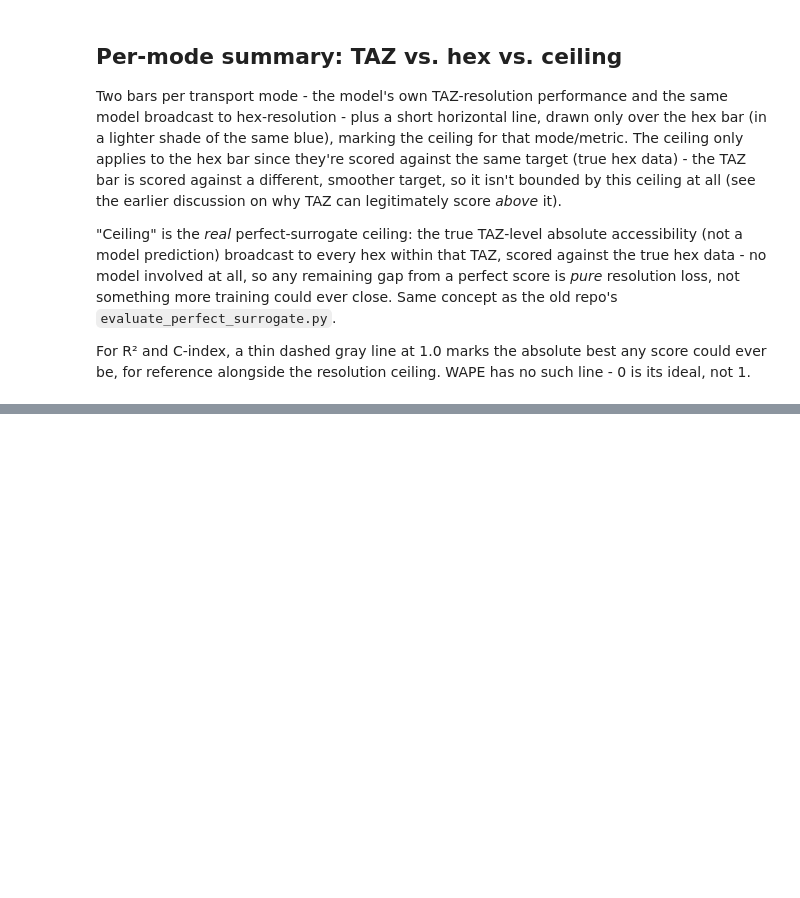
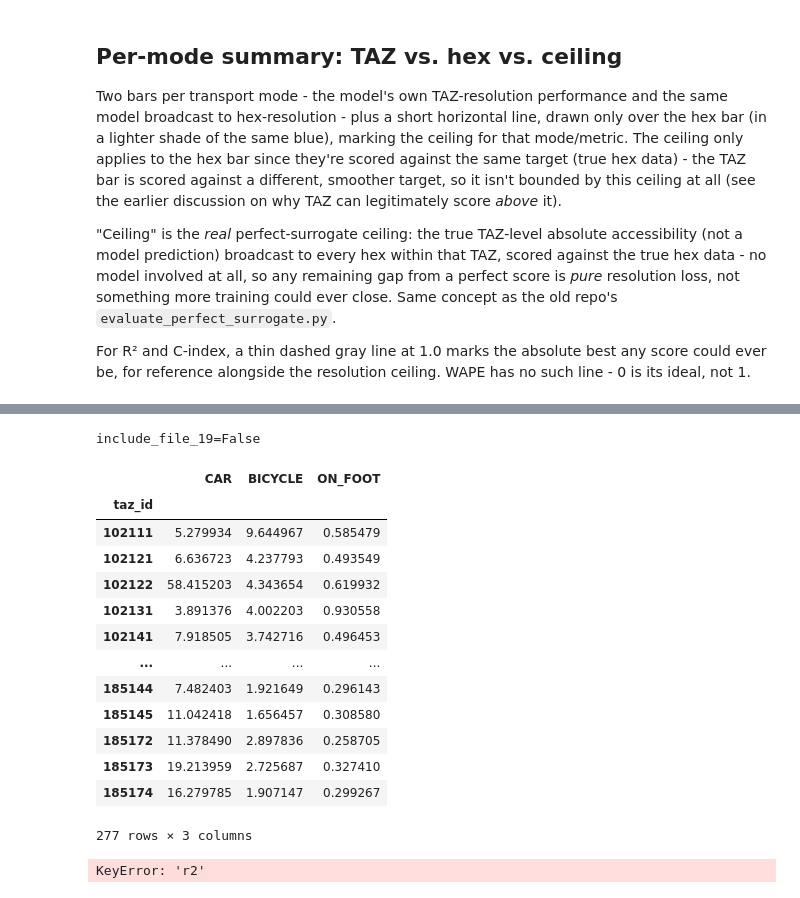
Before and after one commit to MertensMichel/QoL_surrogate, a Jupyter notebook: notebooks/evaluate_hex.ipynb, the cells around one changed output, grey strips where cells are left out. Cells and saved outputs as stored; diff of their text form; code cells hidden in the pictures; blank space fills up the shorter version.

Commit message:
comparison between models

```diff
--- a/notebooks/evaluate_hex.ipynb
+++ b/notebooks/evaluate_hex.ipynb
@@ -204,0 +201,71 @@ plt.show()
+# %%
+import torch
+from torch_geometric.loader import DataLoader
+
+from qol_surrogate.data import (
+    ZONES_FILE, TAZ_PARQUET_DIR, TAZ_PARQUET_DIR_NO_19, DRY_BASELINE_DIR, DRY_BASELINE_DIR_NO_19,
+    load_hexes, get_taz_ids, build_taz_to_idx, build_taz_geometries,
+    create_edge_index, create_polygon_metrics, load_dataset_tensors, build_data_list,
+)
+from qol_surrogate.evaluate import evaluate_per_taz
+from qol_surrogate.model import GCNResNet
+
+checkpoint = torch.load(os.path.join(run_dir, "model.pt"), weights_only=False)
+hp = checkpoint["hyperparameters"]
+idx_test = checkpoint["idx_test"]
+include_file_19 = checkpoint.get("include_file_19", True)
+print(f"include_file_19={include_file_19}")
+
+# placeholder buffers - load_state_dict overwrites them with the real saved values below
+model = GCNResNet(
+    in_channels=hp["in_channels"], hidden_channels=hp["hidden_channels"],
+    out_channels=hp["out_channels"], n_layers=hp["n_layers"], dropout_rate=hp["dropout_rate"],
+    x_mean=torch.zeros(hp["in_channels"]), x_std=torch.ones(hp["in_channels"]),
+    y_mean=torch.zeros(hp["out_channels"]), y_std=torch.ones(hp["out_channels"]),
+)
+model.load_state_dict(checkpoint["model_state_dict"])
+model.eval()
+
+hexes = load_hexes(ZONES_FILE)
+taz_ids = get_taz_ids(hexes)
+taz_to_idx = build_taz_to_idx(taz_ids)
+tazes = build_taz_geometries(hexes)
+
+edge_index, edge_weight = create_edge_index(tazes, taz_to_idx)
+area, perimeter = create_polygon_metrics(tazes, taz_ids)
+
+taz_parquet_dir = TAZ_PARQUET_DIR if include_file_19 else TAZ_PARQUET_DIR_NO_19
+dry_baseline_dir = DRY_BASELINE_DIR if include_file_19 else DRY_BASELINE_DIR_NO_19
+x, y = load_dataset_tensors(area, perimeter, taz_parquet_dir=taz_parquet_dir, dry_baseline_dir=dry_baseline_dir)
+
+x_test = (x[idx_test] - model.x_mean) / model.x_std
+y_test = (y[idx_test] - model.y_mean) / model.y_std
+
+test_data = build_data_list(x_test, y_test, edge_index, edge_weight)
+test_loader = DataLoader(test_data, batch_size=32, shuffle=False)
+# %% [output]
+include_file_19=False
+# %%
+per_taz_metrics
+# %% [output]
+|  | CAR | BICYCLE | ON_FOOT |
+| taz_id |  |  |  |
+| 102111 | 5.279934 | 9.644967 | 0.585479 |
+| 102121 | 6.636723 | 4.237793 | 0.493549 |
+| 102122 | 58.415203 | 4.343654 | 0.619932 |
+| 102131 | 3.891376 | 4.002203 | 0.930558 |
+| 102141 | 7.918505 | 3.742716 | 0.496453 |
+| ... | ... | ... | ... |
+| 185144 | 7.482403 | 1.921649 | 0.296143 |
+| 185145 | 11.042418 | 1.656457 | 0.308580 |
+| 185172 | 11.378490 | 2.897836 | 0.258705 |
+| 185173 | 19.213959 | 2.725687 | 0.327410 |
+| 185174 | 16.279785 | 1.907147 | 0.299267 |
+277 rows × 3 columns
+# %%
+per_taz_metrics = evaluate_per_taz(model, test_loader, taz_ids, dry_baseline_dir=dry_baseline_dir)
+# {metric: DataFrame(taz_id x mode)} - tazes is indexed by taz_zoneid (from dissolve),
+# each per-metric DataFrame is indexed by the same taz_id values, so a plain join lines them up
+per_taz_metrics["r2"].describe()
+# %% [output]
+KeyError: 'r2'
```
Also changed, not shown: parts of 15 cells of this notebook, 10 other files.
